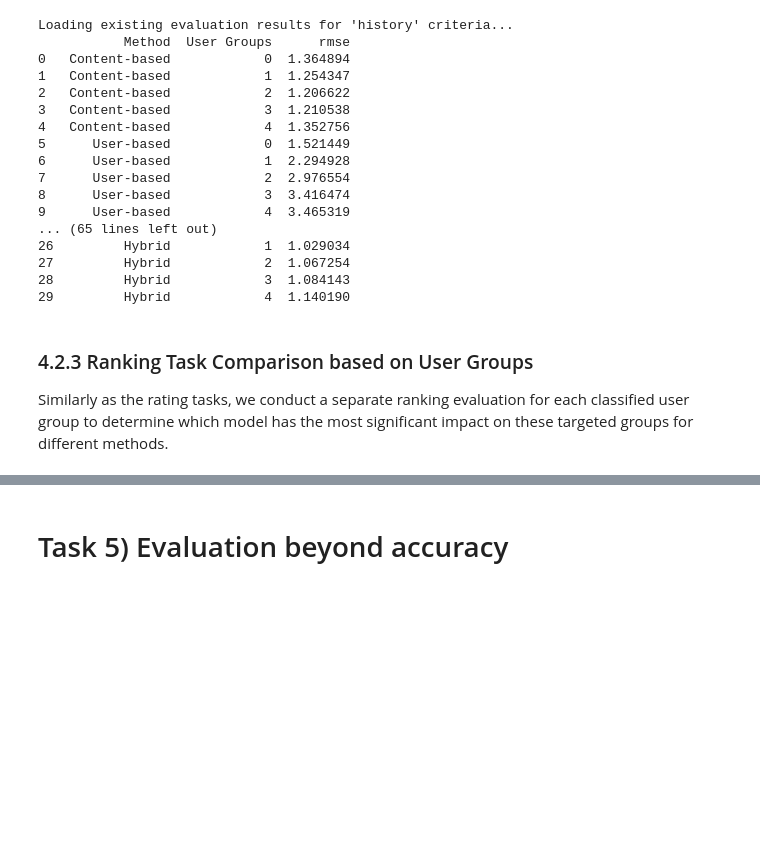
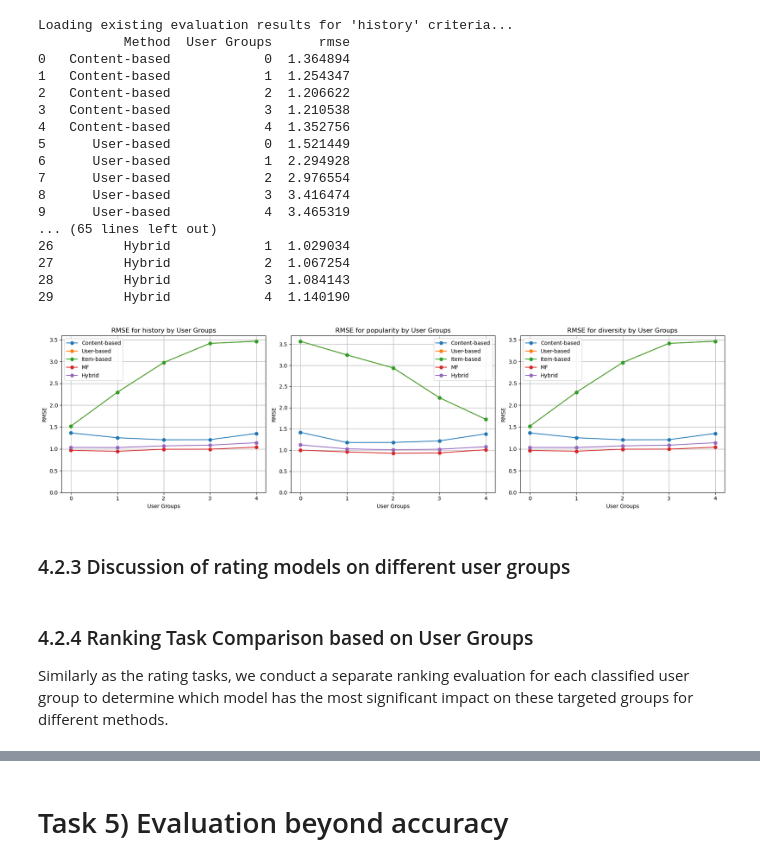
Before and after one commit to HJYblur/RecommenderSystem, a Jupyter notebook: Project-RecSys/2.ipynb, the cells around one changed output, grey strips where cells are left out. Drawn from its saved outputs; the diff is of its cells as text; code cells hidden in the pictures; blank space fills up the shorter version.

Commit message:
Feat: Add display for different criterias for rating

```diff
--- a/Project-RecSys/2.ipynb
+++ b/Project-RecSys/2.ipynb
@@ -3618,8 +3618,44 @@ Loading existing evaluation results for 'history' criteria...
 27         Hybrid            2  1.067254
 28         Hybrid            3  1.084143
 29         Hybrid            4  1.140190
+# %%
+def display_rating_user_group_results(rating_results: pd.DataFrame):
+    '''
+    Input: [history/popularity/diversity]_rating_result: DataFrame
+    Display the evaluation results for different user groups.
+    Each criteria will have its own plot, with them combined in a row in a single figure.
+    In each plot, the x-axis represents user groups, and the y-axis represents RMSE values. Different lines represent different methods.
+    '''
+    criteria = ['history', 'popularity', 'diversity']
+
+    plt.figure(figsize=(18, 5))
+    for i in range(len(criteria)):
+        rating_result = rating_results[i]
+        plt.subplot(1, len(criteria), i + 1)
+
+        for method in rating_methods:
+            method_data = rating_result[rating_result['Method'] == method]
+            plt.plot(method_data['User Groups'], method_data['rmse'], marker='o', label=method)
+        plt.title(f'RMSE for {criteria[i]} by User Groups')
+        plt.xlabel('User Groups')
+        plt.ylabel('RMSE')
+        plt.xticks(range(num_groups))
+        plt.ylim(bottom=0)
+        plt.grid()
+        plt.legend()
+    plt.tight_layout()
+    plt.show()
+
+history_rating_result = joblib.load(os.path.join(USER_GROUP_PATH, "rating_history.joblib"))
+popularity_rating_result = joblib.load(os.path.join(USER_GROUP_PATH, "rating_popularity.joblib"))
+diversity_rating_result = joblib.load(os.path.join(USER_GROUP_PATH, "rating_diversity.joblib"))
+display_rating_user_group_results([history_rating_result, popularity_rating_result, diversity_rating_result])
+# %% [output]
+[figure, added]
+# %% [markdown]
+### 4.2.3 Discussion of rating models on different user groups
 # %% [markdown]
-### 4.2.3 Ranking Task Comparison based on User Groups
+### 4.2.4 Ranking Task Comparison based on User Groups
 
 Similarly as the rating tasks, we conduct a separate ranking evaluation for each classified user group to determine which model has the most significant impact on these targeted groups for different methods.
 # %%
```
Also changed, not shown: parts of 1 cell of this notebook.
